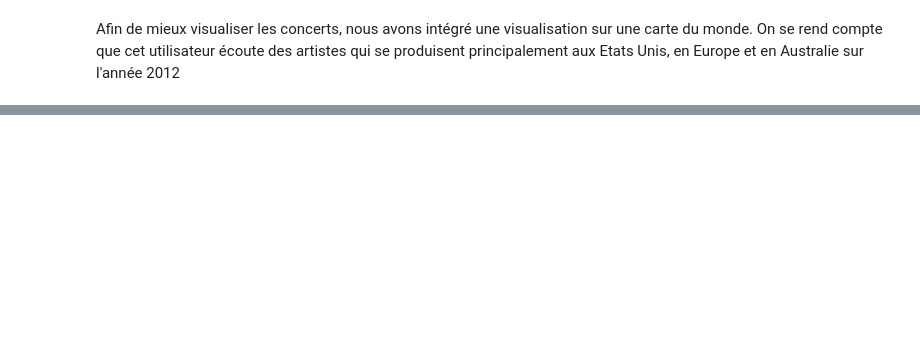
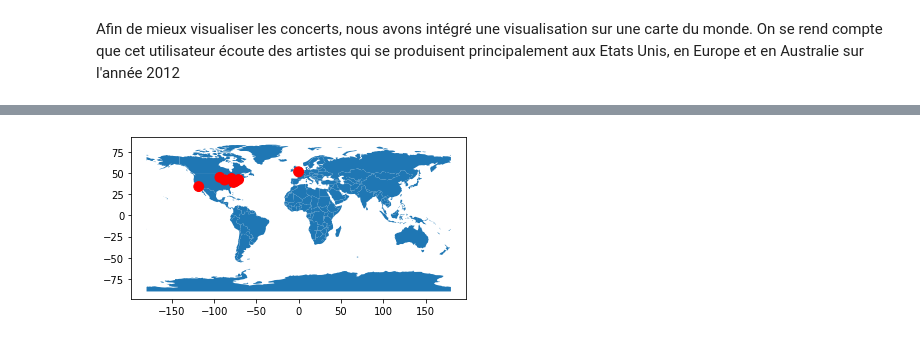
Before and after one commit to neo4spotify/project, a Jupyter notebook: rendu.ipynb, the cells around one changed output, grey strips where cells are left out. Cells and saved outputs as stored; diff of their text form; code cells hidden in the pictures; blank space fills up the shorter version.

```diff
--- a/rendu.ipynb
+++ b/rendu.ipynb
@@ -348,0 +365,18 @@ visualiserVilles(df)
+# %%
+REQUETE = """
+// Les villes les plus influente proportionnellement au nombre d'écoute
+MATCH (v:Ville)<-[:IS_IN]-(c:Concert)<-[:PLAYS_IN]-(a:Artist)-[:PLAYS]->(s:Song)<-[:LISTEN_TO]-(u:User)
+RETURN v.ville_name AS ville,
+    v.lat AS lat,
+    v.lng AS lng,
+    COUNT(DISTINCT u) AS compte
+ORDER BY compte DESC
+LIMIT 10
+"""
+
+data=[]
+with driver.session() as session:
+    for record in session.run(REQUETE):
+        data.append([record['ville'], record['lat'], record['lng'], record['compte']])
+df = pd.DataFrame.from_records(data, columns=["ville", "lat", "lng", "compte"])
+df.head()
@@ -348,0 +390,4 @@ visualiserVilles(df)
+# %%
+visualiserVilles(df, alpha=1)
+# %% [output]
+[figure, added]
```
Also changed, not shown: parts of 19 cells of this notebook, 12 other files.
